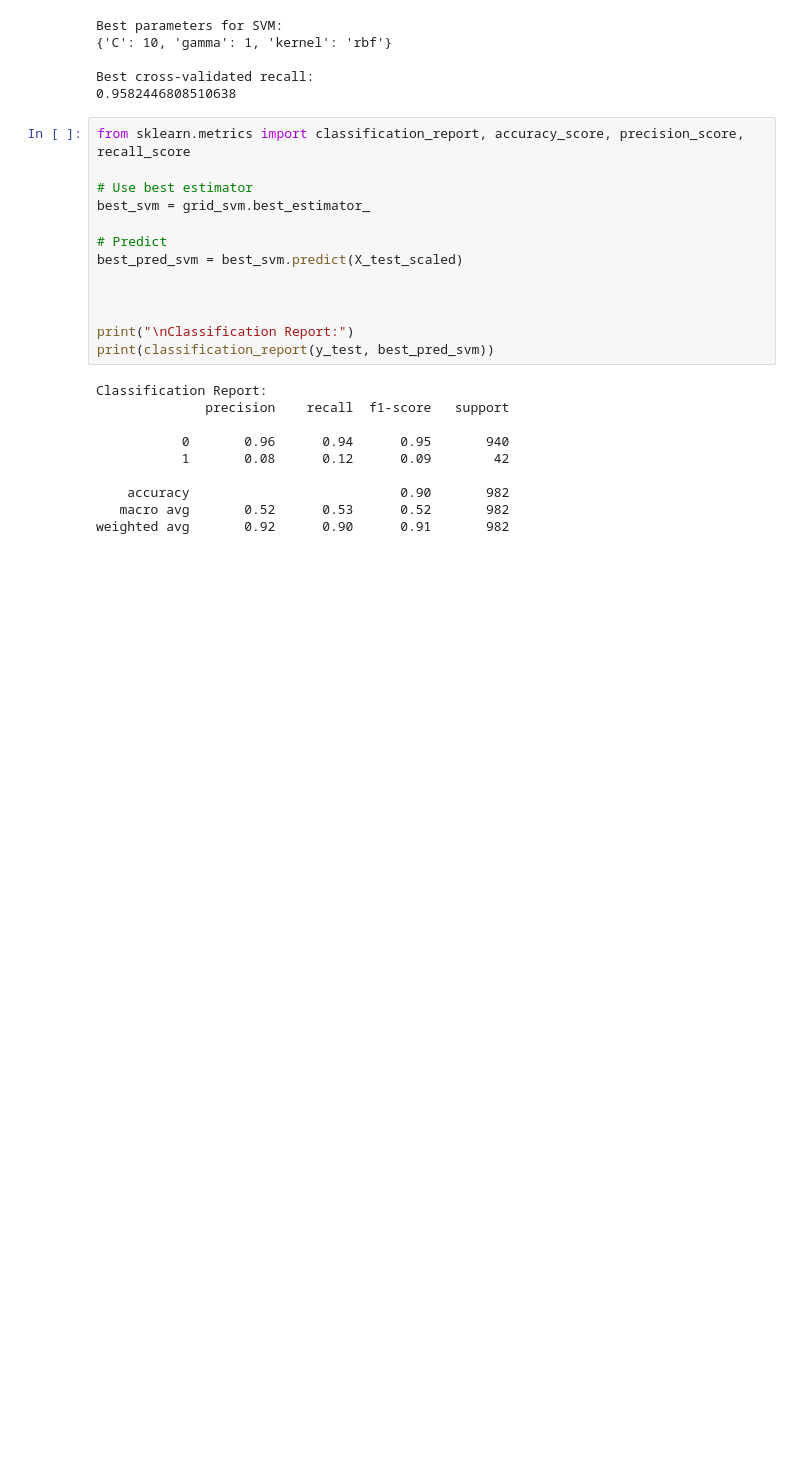
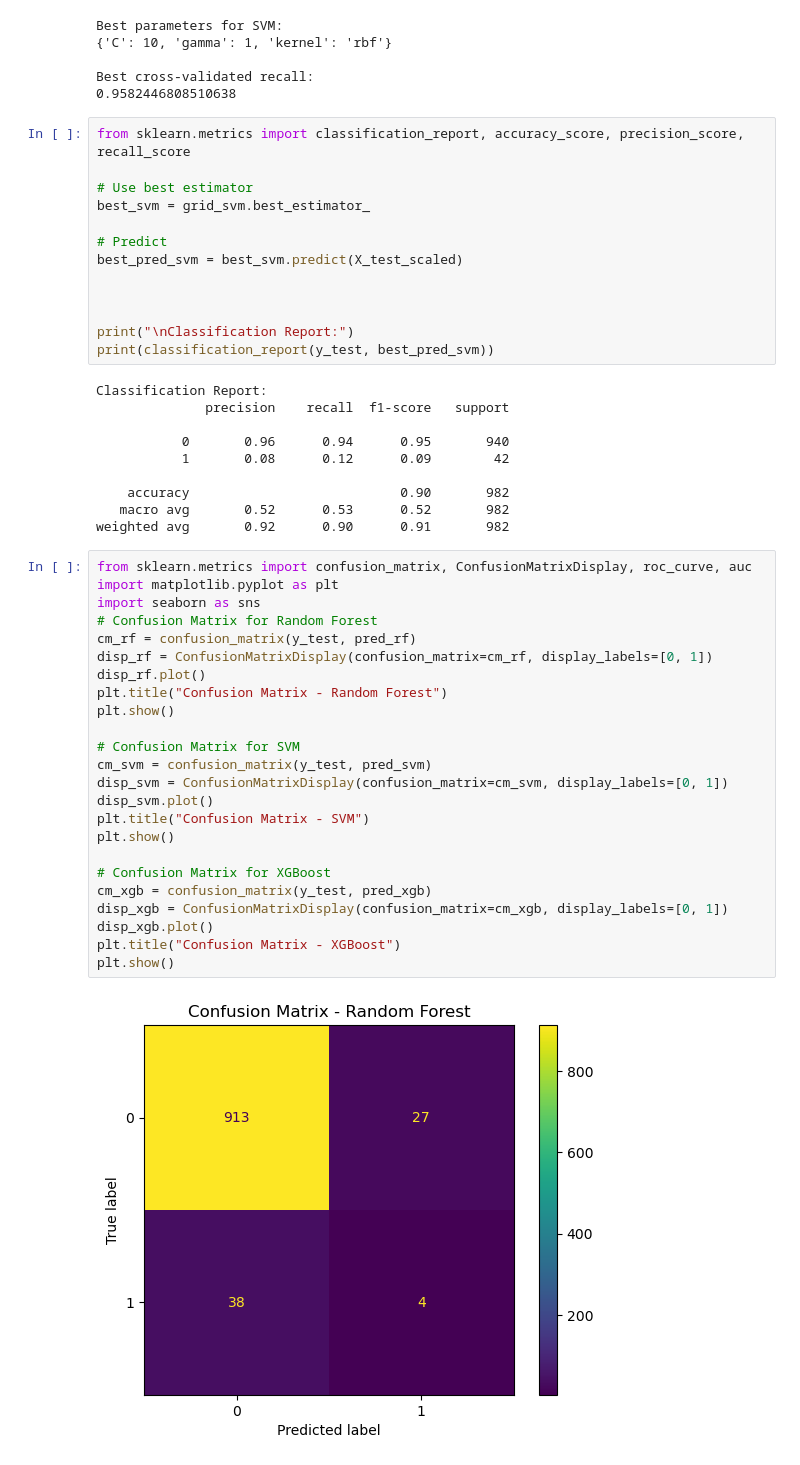
Before and after one commit to areejbutt/Healthcare-Dataset-Stroke-Data, a Jupyter notebook: Healthcare Stroke Data.ipynb, the cells around one changed output. Cells and saved outputs as stored; diff of their text form; blank space fills up the shorter version.

```diff
--- a/Healthcare Stroke Data.ipynb
+++ b/Healthcare Stroke Data.ipynb
@@ -383,3 +383,29 @@ Classification Report:
     accuracy                           0.90       982
    macro avg       0.52      0.53      0.52       982
 weighted avg       0.92      0.90      0.91       982
+# %%
+from sklearn.metrics import confusion_matrix, ConfusionMatrixDisplay, roc_curve, auc
+import matplotlib.pyplot as plt
+import seaborn as sns
+# Confusion Matrix for Random Forest
+cm_rf = confusion_matrix(y_test, pred_rf)
+disp_rf = ConfusionMatrixDisplay(confusion_matrix=cm_rf, display_labels=[0, 1])
+disp_rf.plot()
+plt.title("Confusion Matrix - Random Forest")
+plt.show()
+
+# Confusion Matrix for SVM
+cm_svm = confusion_matrix(y_test, pred_svm)
+disp_svm = ConfusionMatrixDisplay(confusion_matrix=cm_svm, display_labels=[0, 1])
+disp_svm.plot()
+plt.title("Confusion Matrix - SVM")
+plt.show()
+
+# Confusion Matrix for XGBoost
+cm_xgb = confusion_matrix(y_test, pred_xgb)
+disp_xgb = ConfusionMatrixDisplay(confusion_matrix=cm_xgb, display_labels=[0, 1])
+disp_xgb.plot()
+plt.title("Confusion Matrix - XGBoost")
+plt.show()
+# %% [output]
+[figure, added]
```
Also changed, not shown: parts of 1 cell of this notebook.
